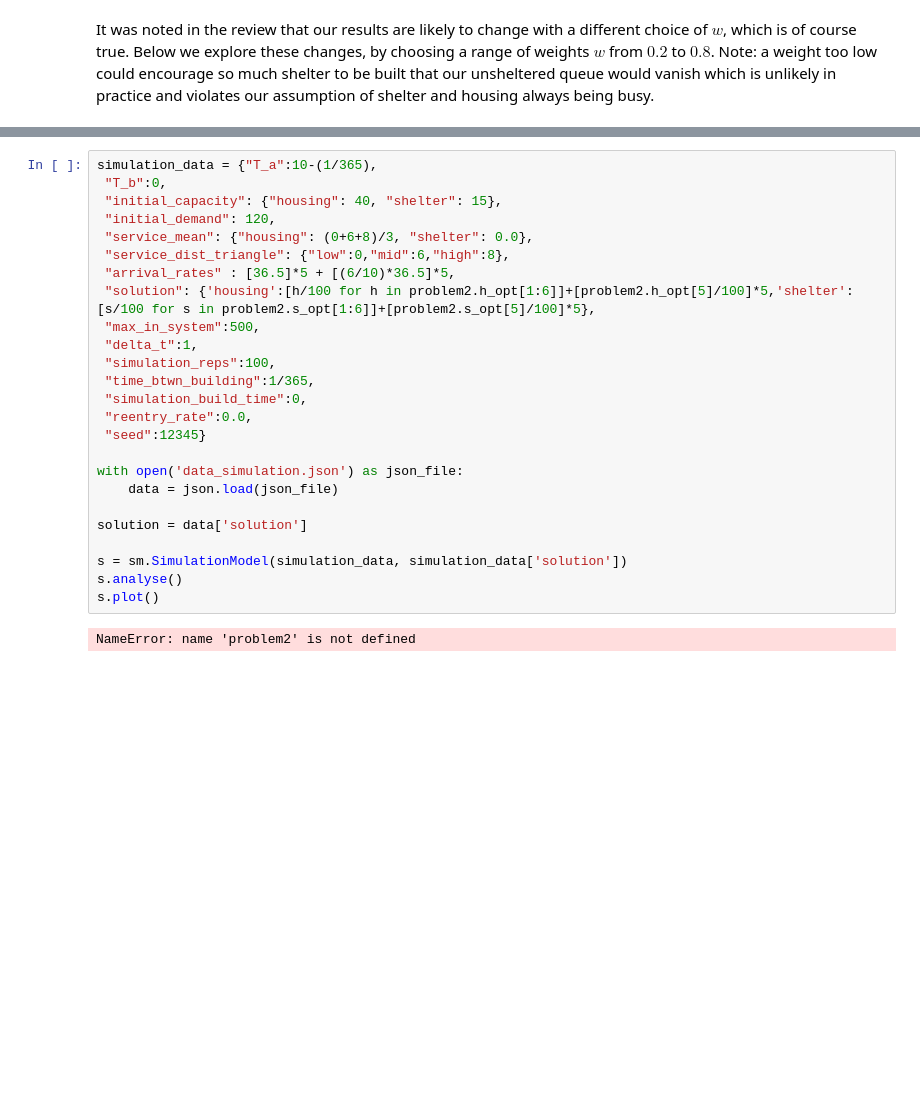
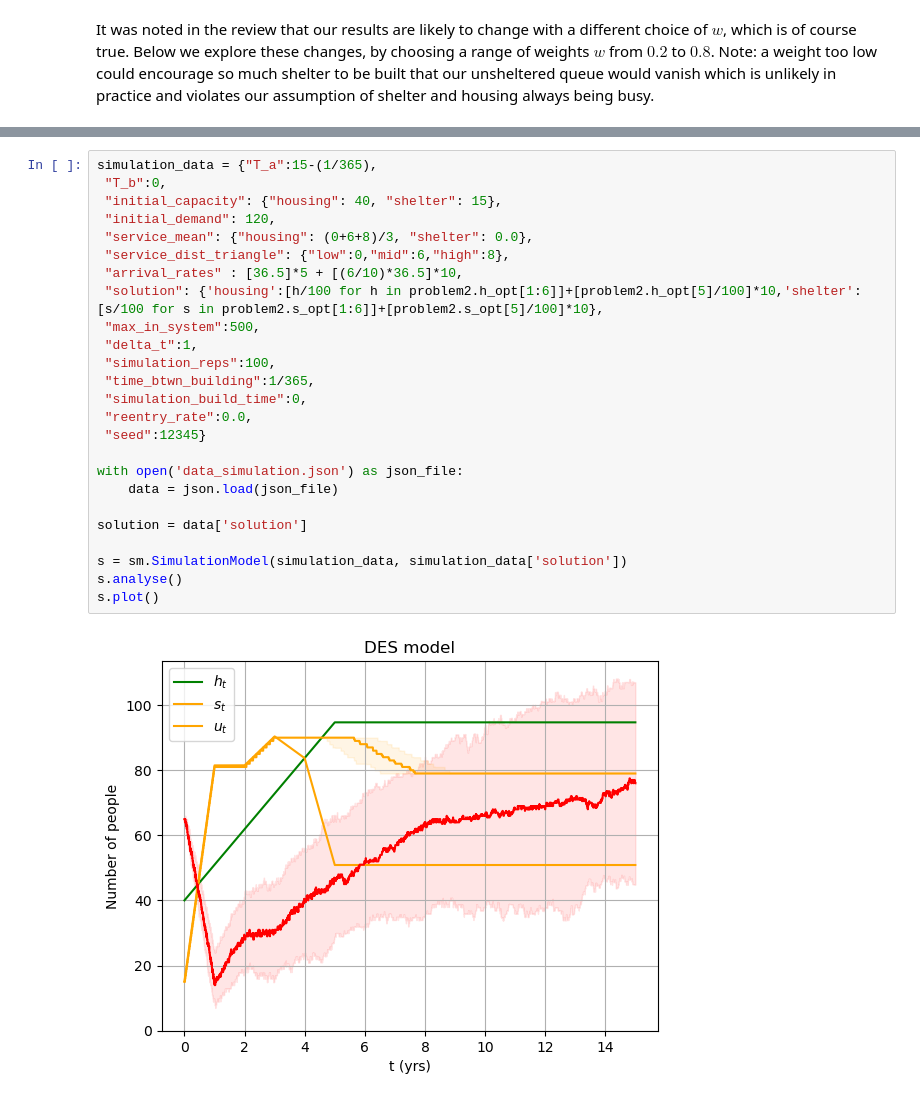
Before and after one commit to grahamburgess3/tvcp, a Jupyter notebook: Review-response-Feb25.ipynb, the cells around one changed output, grey strips where cells are left out. Cells and saved outputs as stored; diff of their text form; blank space fills up the shorter version.

```diff
--- a/Review-response-Feb25.ipynb
+++ b/Review-response-Feb25.ipynb
@@ -87,27 +86,27 @@ We have developed a discrete-event simulation (DES) model of the flow of people
 # %%
-simulation_data = {"T_a":10-(1/365),
+simulation_data = {"T_a":15-(1/365),
  "T_b":0,
  "initial_capacity": {"housing": 40, "shelter": 15},
  "initial_demand": 120,
  "service_mean": {"housing": (0+6+8)/3, "shelter": 0.0},
  "service_dist_triangle": {"low":0,"mid":6,"high":8},
- "arrival_rates" : [36.5]*5 + [(6/10)*36.5]*5,
- "solution": {'housing':[h/100 for h in problem2.h_opt[1:6]]+[problem2.h_opt[5]/100]*5,'shelter':[s/100 for s in problem2.s_opt[1:6]]+[problem2.s_opt[5]/100]*5},
+ "arrival_rates" : [36.5]*5 + [(6/10)*36.5]*10,
+ "solution": {'housing':[h/100 for h in problem2.h_opt[1:6]]+[problem2.h_opt[5]/100]*10,'shelter':[s/100 for s in problem2.s_opt[1:6]]+[problem2.s_opt[5]/100]*10},
  "max_in_system":500,
  "delta_t":1,
  "simulation_reps":100,
  "time_btwn_building":1/365,
  "simulation_build_time":0,
  "reentry_rate":0.0,
  "seed":12345}
 
 with open('data_simulation.json') as json_file:
     data = json.load(json_file)
 
 solution = data['solution']
 
 s = sm.SimulationModel(simulation_data, simulation_data['solution'])
 s.analyse()
 s.plot()
 # %% [output]
-NameError: name 'problem2' is not defined
+[figure, added]
```
Also changed, not shown: parts of 6 cells of this notebook, 1 other file.
